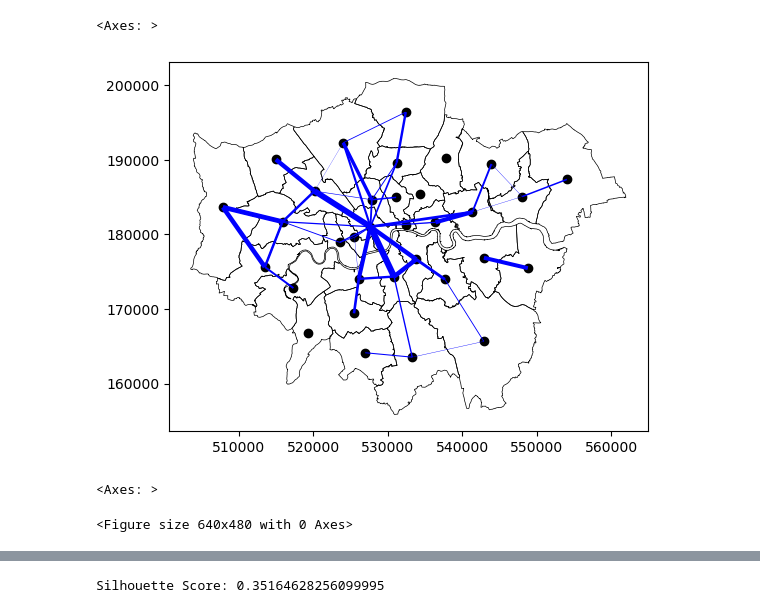
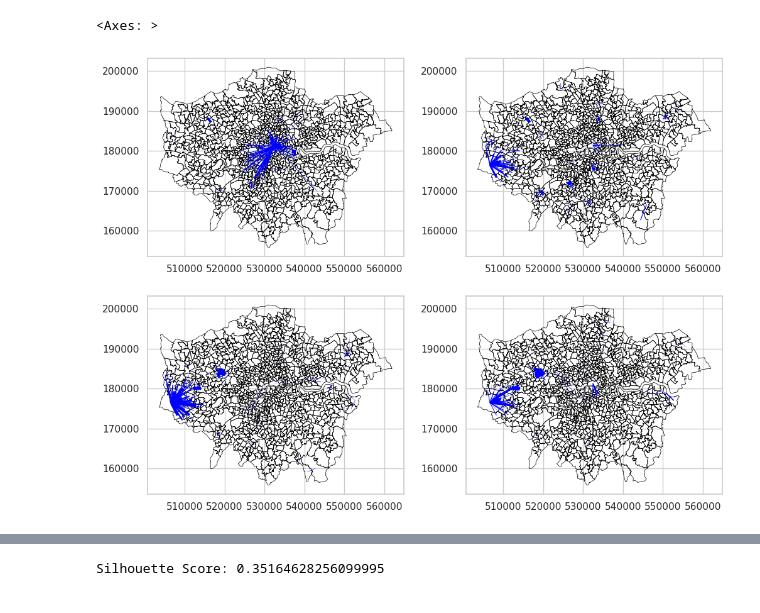
Before and after one commit to XianchenWang0421/CASA0007_Written_Investigation, a Jupyter notebook: code/data_read.ipynb, the cells around one changed output, grey strips where cells are left out. Saved outputs shown, nothing was run; the diff lists cells and outputs as text; code cells hidden in the pictures.

```diff
--- a/code/data_read.ipynb
+++ b/code/data_read.ipynb
@@ -319,21 +256,46 @@ filtered_df = filtered_df.reset_index(drop=True)
 # %%
-min_value = filtered_df['flow'].min()
-max_value = filtered_df['flow'].max()
+min_value = df_od_flow_sg_1_sorted_1000['flow'].min()
+max_value = df_od_flow_sg_1_sorted_1000['flow'].max()
 
-filtered_df['flow_normalize'] = (filtered_df['flow'] - min_value) / (max_value - min_value)
+df_od_flow_sg_1_sorted_1000['flow_normalize'] = (df_od_flow_sg_1_sorted_1000['flow'] - min_value) / (max_value - min_value)
+
+min_value = df_od_flow_sg_2_sorted_1000['flow'].min()
+max_value = df_od_flow_sg_2_sorted_1000['flow'].max()
+
+df_od_flow_sg_2_sorted_1000['flow_normalize'] = (df_od_flow_sg_2_sorted_1000['flow'] - min_value) / (max_value - min_value)
+
+min_value = df_od_flow_sg_3_sorted_1000['flow'].min()
+max_value = df_od_flow_sg_3_sorted_1000['flow'].max()
+
+df_od_flow_sg_3_sorted_1000['flow_normalize'] = (df_od_flow_sg_3_sorted_1000['flow'] - min_value) / (max_value - min_value)
+
+min_value = df_od_flow_sg_4_sorted_1000['flow'].min()
+max_value = df_od_flow_sg_4_sorted_1000['flow'].max()
+
+df_od_flow_sg_4_sorted_1000['flow_normalize'] = (df_od_flow_sg_4_sorted_1000['flow'] - min_value) / (max_value - min_value)
 # %%
-London_borough = gpd.read_file("../data/London_borough.zip", driver="ESRI Shapefile")
-ax = gdf.plot(color='black')
-filtered_df.plot(ax=ax, linewidth=filtered_df['flow_normalize'] * 100, color='blue')
-London_borough.plot(ax=ax, edgecolor='black', facecolor='none', linewidth=0.5)
+London_msoa = gpd.read_file("../data/london_msoa.zip", driver="ESRI Shapefile")
+
+fig, axes = plt.subplots(2, 2, figsize=(12, 9))
+
+#gdf.plot(color='black', markersize=1, ax=axes[0, 0])
+df_od_flow_sg_1_sorted_1000.plot(ax=axes[0, 0], linewidth=df_od_flow_sg_1_sorted_1000['flow_normalize'] * 5, color='blue')
+London_msoa.plot(ax=axes[0, 0], edgecolor='black', facecolor='none', linewidth=0.5)
+
+#gdf.plot(color='black', markersize=1, ax=axes[0, 1])
+df_od_flow_sg_2_sorted_1000.plot(ax=axes[0, 1], linewidth=df_od_flow_sg_2_sorted_1000['flow_normalize'] * 5, color='blue')
+London_msoa.plot(ax=axes[0, 1], edgecolor='black', facecolor='none', linewidth=0.5)
+
+#gdf.plot(color='black', markersize=1, ax=axes[1, 0])
+df_od_flow_sg_3_sorted_1000.plot(ax=axes[1, 0], linewidth=df_od_flow_sg_3_sorted_1000['flow_normalize'] * 5, color='blue')
+London_msoa.plot(ax=axes[1, 0], edgecolor='black', facecolor='none', linewidth=0.5)
+
+#gdf.plot(color='black', markersize=1, ax=axes[1, 1])
+df_od_flow_sg_4_sorted_1000.plot(ax=axes[1, 1], linewidth=df_od_flow_sg_4_sorted_1000['flow_normalize'] * 5, color='blue')
+London_msoa.plot(ax=axes[1, 1], edgecolor='black', facecolor='none', linewidth=0.5)
 # %% [output]
 <Axes: >
-[figure, old version]
+[figure, new version]
 # %%
 from sklearn.cluster import KMeans
 from sklearn.preprocessing import StandardScaler
-# %%
-filtered_df.plot(ax=ax, color='lightgray', linewidth=2)
-# %% [output]
-<Axes: >
-<Figure size 640x480 with 0 Axes>
```
Also changed, not shown: parts of 81 cells of this notebook, 4 other files.
